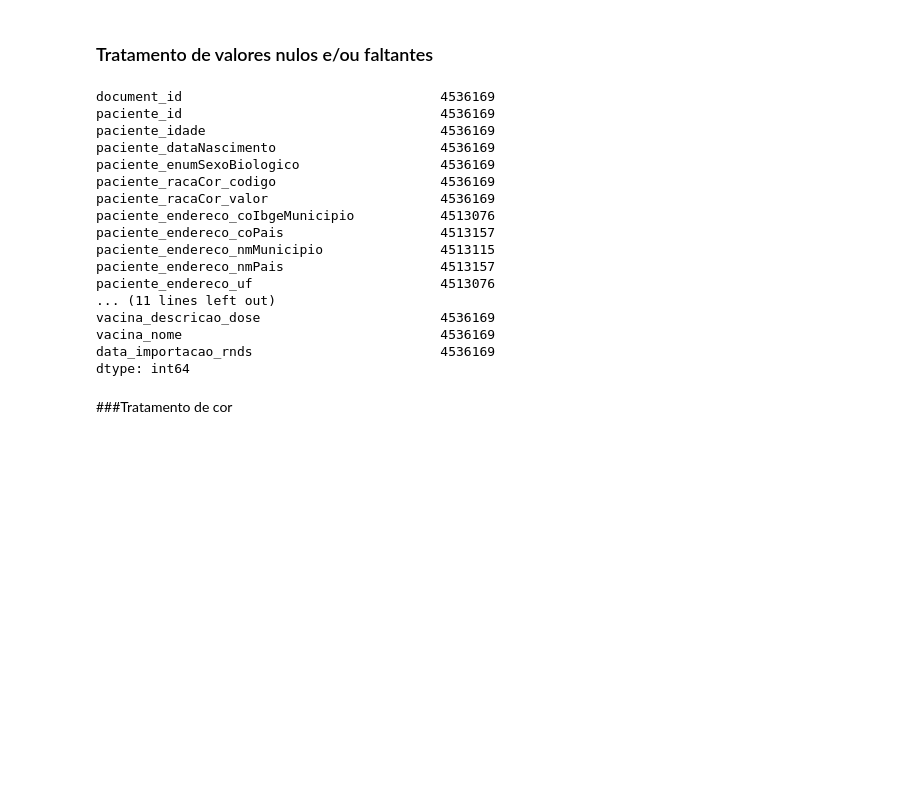
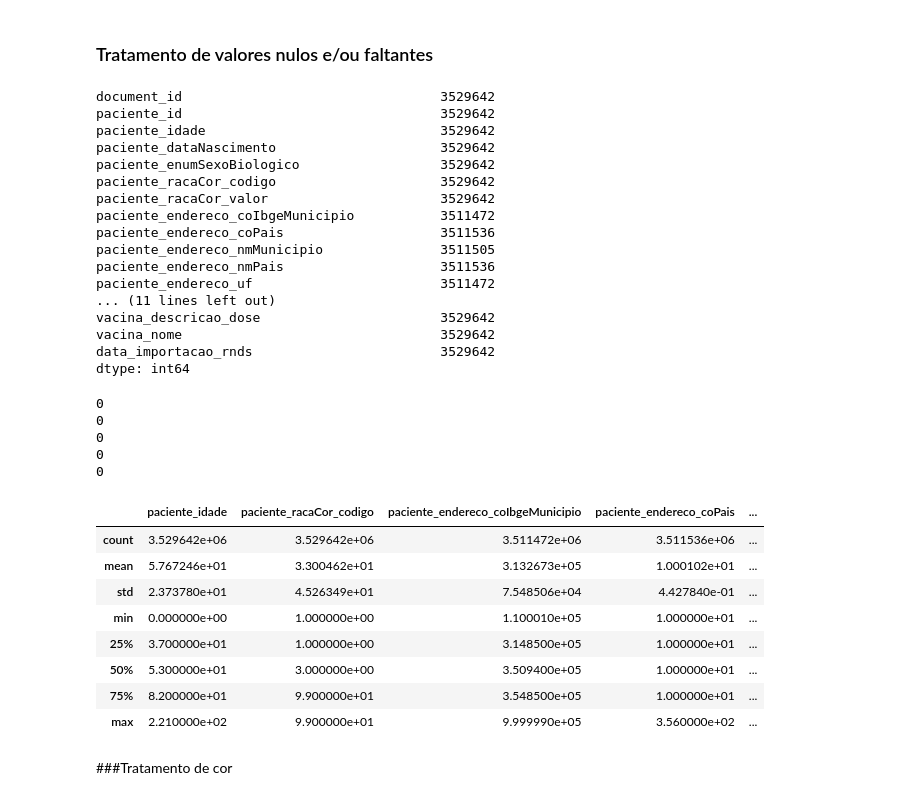
Before and after one commit to massaoiwanaga/topespsi, a Jupyter notebook: TESI_VAC_COVID.ipynb, the cells around one changed output. Cells and saved outputs as stored; diff of their text form; code cells hidden in the pictures; blank space fills up the shorter version.

```diff
--- a/TESI_VAC_COVID.ipynb
+++ b/TESI_VAC_COVID.ipynb
@@ -281,2 +288,7 @@ df_vacinacao = df_vacinacao.loc[(df_vacinacao['estabelecimento_uf'].isin(UFs))]
+# %%
+# Para o trabalho, só interessam as pessoas que tomaram a primeira dose da vacinda, portanto, serão eliminados do dataframe as linhas que não
+# se referem à primeira dose da vacinação
+
+df_vacinacao = df_vacinacao.loc[(df_vacinacao['vacina_descricao_dose'].str.strip().str[0] =='1')]
 # %%
 # Código reprodutível
@@ -311,22 +323,22 @@ None
 # %%
 df_vacinacao.count()  # Quantidade de registros por coluna.
                       # É possível observar que algumas colunas possuem quatidade inferior de registros, o que indica que será necessário
-                      #    tratamento de dados se essas colunas forem necessárias para análise
+                      # tratamento de dados se essas colunas forem necessárias para análise
 # %% [output]
-document_id                                 4536169
-paciente_id                                 4536169
-paciente_idade                              4536169
-paciente_dataNascimento                     4536169
-paciente_enumSexoBiologico                  4536169
-paciente_racaCor_codigo                     4536169
-paciente_racaCor_valor                      4536169
-paciente_endereco_coIbgeMunicipio           4513076
-paciente_endereco_coPais                    4513157
-paciente_endereco_nmMunicipio               4513115
-paciente_endereco_nmPais                    4513157
-paciente_endereco_uf                        4513076
+document_id                                 3529642
+paciente_id                                 3529642
+paciente_idade                              3529642
+paciente_dataNascimento                     3529642
+paciente_enumSexoBiologico                  3529642
+paciente_racaCor_codigo                     3529642
+paciente_racaCor_valor                      3529642
+paciente_endereco_coIbgeMunicipio           3511472
+paciente_endereco_coPais                    3511536
+paciente_endereco_nmMunicipio               3511505
+paciente_endereco_nmPais                    3511536
+paciente_endereco_uf                        3511472
 ... (11 lines left out)
-vacina_descricao_dose                       4536169
-vacina_nome                                 4536169
-data_importacao_rnds                        4536169
+vacina_descricao_dose                       3529642
+vacina_nome                                 3529642
+data_importacao_rnds                        3529642
 dtype: int64
@@ -333,3 +361,21 @@ dtype: int64
+# %%
+# Campos identificados pelo Massao para tratamento de nulos, no entanto, não há mais valores nulos nestes campos
+# Se todos concordarem, podemos excluir esse bloco de código
+# Alessandra - concordo
+# Fabiane -
+# Massao -
+
+print(df_vacinacao.estabelecimento_municipio_nome.isna().sum())
+print(df_vacinacao.estabelecimento_uf.isna().sum())
+print(df_vacinacao.paciente_enumSexoBiologico.isna().sum())
+print(df_vacinacao.paciente_racaCor_codigo.isna().sum())
+print(df_vacinacao.paciente_idade.isna().sum())
+# %% [output]
+0
+0
+0
+0
+0
 # %%
 #In Pandas missing data is represented by two value:
     #None: None is a Python singleton object that is often used for missing data in Python code.
@@ -348,6 +394,19 @@ dtype: int64
 #Eliminando linhas em que o campo "paciente_endereco_nmMunicipio" for nulo
 #df_vacinacao = df_vacinacao.dropna(subset=['paciente_endereco_nmMunicipio'])
 #df_vacinacao = df_vacinacao.dropna(subset=['paciente_endereco_nmMunicipio', 'estabelecimento_municipio_nome'])
+# %%
+# algumas metricas sobre os dados
+df_vacinacao.describe()
+# %% [output]
+|  | paciente_idade | paciente_racaCor_codigo | paciente_endereco_coIbgeMunicipio | paciente_endereco_coPais | ... |
+| count | 3.529642e+06 | 3.529642e+06 | 3.511472e+06 | 3.511536e+06 | ... |
+| mean | 5.767246e+01 | 3.300462e+01 | 3.132673e+05 | 1.000102e+01 | ... |
+| std | 2.373780e+01 | 4.526349e+01 | 7.548506e+04 | 4.427840e-01 | ... |
+| min | 0.000000e+00 | 1.000000e+00 | 1.100010e+05 | 1.000000e+01 | ... |
+| 25% | 3.700000e+01 | 1.000000e+00 | 3.148500e+05 | 1.000000e+01 | ... |
+| 50% | 5.300000e+01 | 3.000000e+00 | 3.509400e+05 | 1.000000e+01 | ... |
+| 75% | 8.200000e+01 | 9.900000e+01 | 3.548500e+05 | 1.000000e+01 | ... |
+| max | 2.210000e+02 | 9.900000e+01 | 9.999990e+05 | 3.560000e+02 | ... |
 # %%
 # Código reprodutível
 # Incluir alguma validação em relaçao ao conteúdo das colunas que serão trabalhadas, usando o comando assert - ideia: valor mínimo, máximo ou média
```
Also changed, not shown: parts of 7 cells of this notebook.
